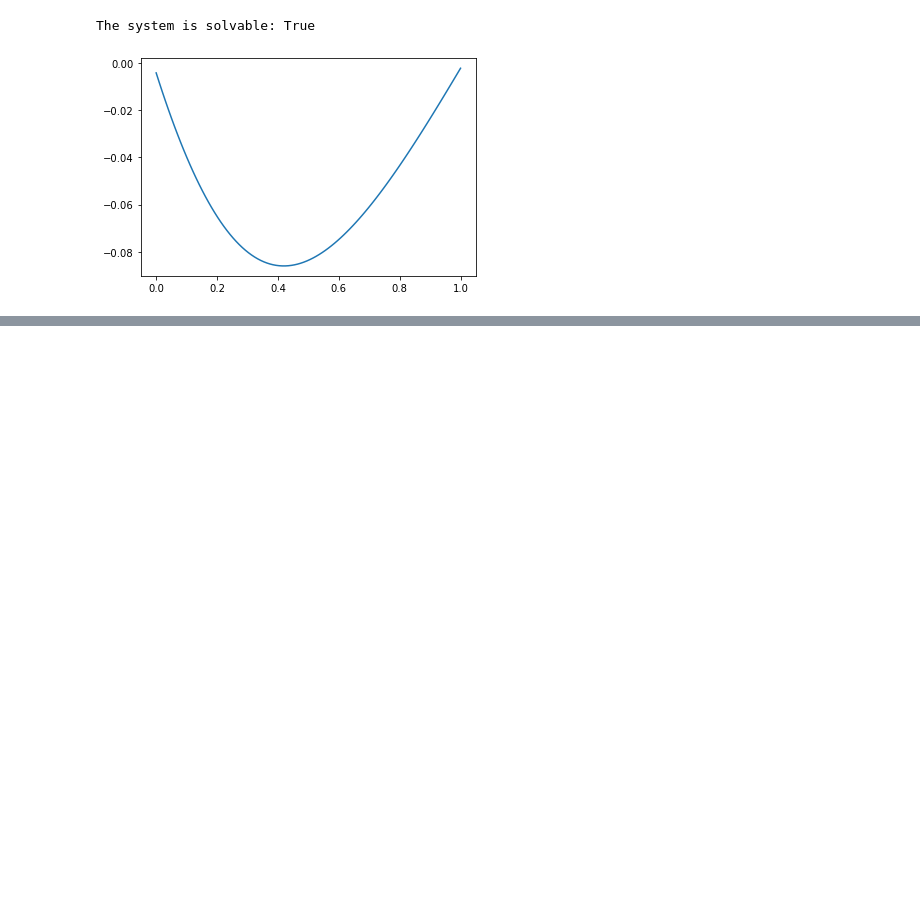
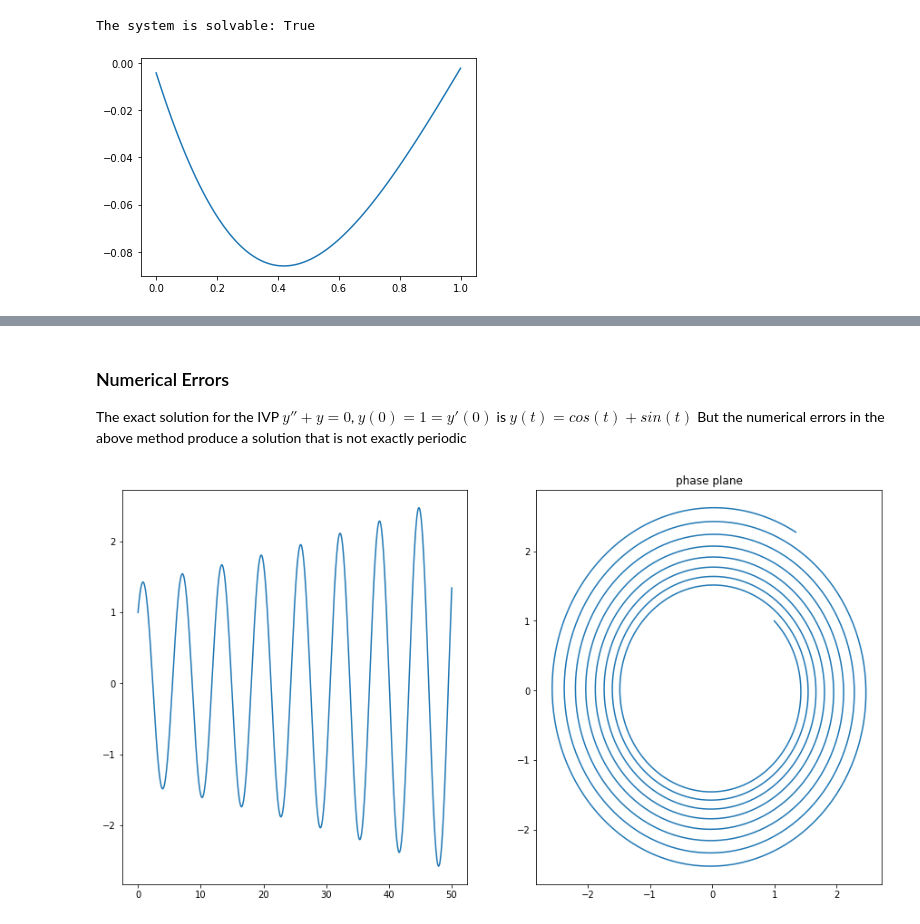
Before and after one commit to moxlos/algorithms, a Jupyter notebook: diff_eqs/gen_linear_sec_ordr_eq.ipynb, the cells around one changed output, grey strips where cells are left out. Saved outputs shown, nothing was run; the diff lists cells and outputs as text; code cells hidden in the pictures; blank space fills up the shorter version.

```diff
--- a/diff_eqs/gen_linear_sec_ordr_eq.ipynb
+++ b/diff_eqs/gen_linear_sec_ordr_eq.ipynb
@@ -87,0 +159,27 @@ plt.show()
+# %% [markdown]
+### Numerical Errors
+
+The exact solution for the IVP $y''+y=0$, $y(0)=1=y'(0)$ is $y(t) = cos(t) + sin(t)$
+But the numerical errors in the above method produce a solution that is not exactly periodic
+# %%
+#Undamped Free Vibrations
+y0 = np.array([1,1])
+tmin = 0
+tmax = 50
+eq2 = LinearSecond(lambda t: 0, lambda t: 1, lambda t: 0)
+eul2 = Integrator(ExplicitEuler(eq2),y0,tmin,tmax,2000)
+dynamics2 = eul2.integrate()
+
+
+fig, (ax1, ax2) = plt.subplots(1, 2, figsize=(15,8))
+ax1.plot(eul2.getIntegrationTime(),
+                 dynamics2[:,0])
+ax1.set_ylabel('y')
+ax1.set_xlabel('t')
+ax2.plot(dynamics2[:,0], dynamics2[:,1])
+ax2.set_title("phase plane")
+ax2.set_ylabel("y'")
+ax2.set_xlabel('y')
+plt.show()
+# %% [output]
+[figure, added]
```
Also changed, not shown: parts of 14 cells of this notebook, 1 other file.
